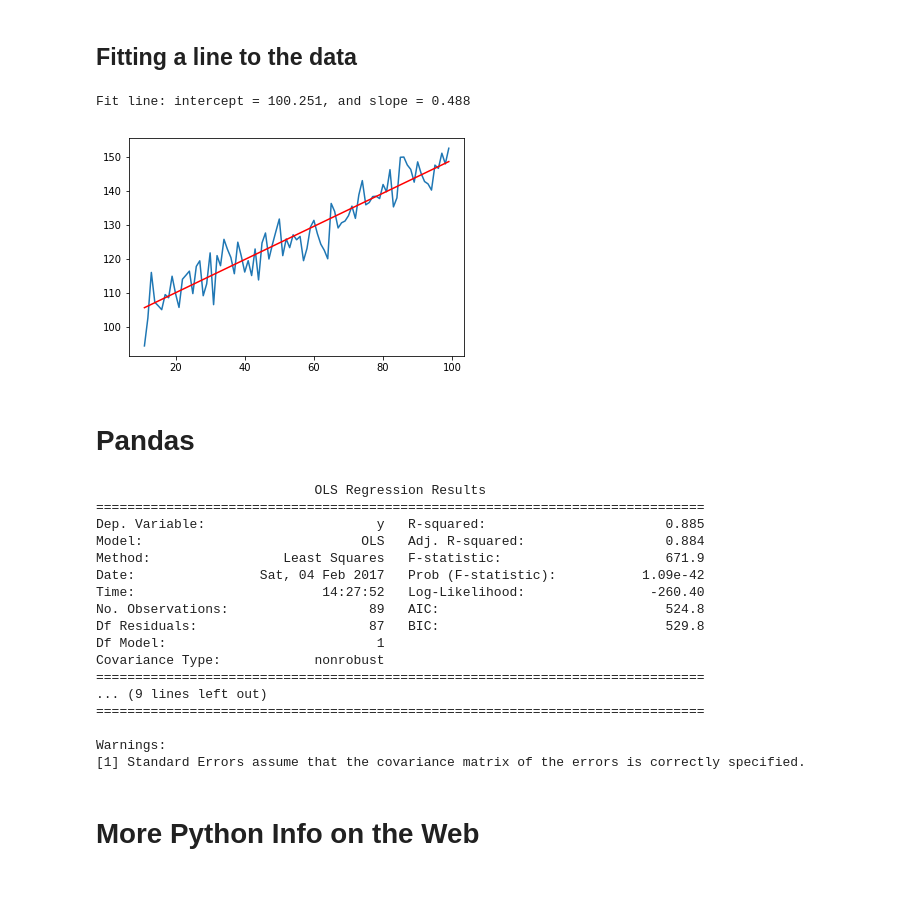
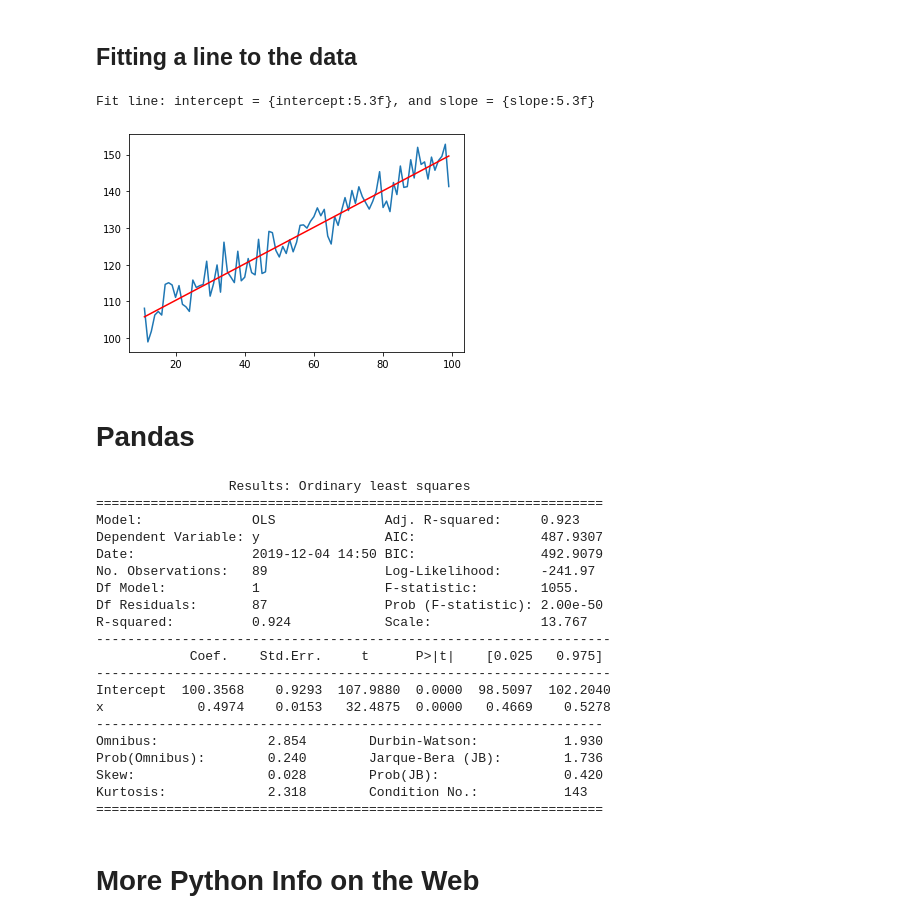
Before and after one commit to thomas-haslwanter/statsintro_python, a Jupyter notebook: ipynb/2_gettingStarted.ipynb, the cells around one changed output. Saved outputs shown, nothing was run; the diff lists cells and outputs as text; code cells hidden in the pictures; blank space fills up the shorter version.

```diff
--- a/ipynb/2_gettingStarted.ipynb
+++ b/ipynb/2_gettingStarted.ipynb
@@ -85,17 +75,19 @@ When working with vectors and matrices, keep the following things in mind
 Fit the following function: $y = k*x + d$
 # %%
 # Generate a noisy line
-t = arange(-100,100)
+t = np.arange(-100, 100)
 
 # use a Python "dictionary" for named variables
 par = {'offset':100, 'slope':0.5, 'noiseAmp':4}
-x = par['offset'] + par['slope']*t + par['noiseAmp']*randn(len(t))
+
+# Everything with random numbers is in the numpy sub-package "np.random"
+x = par['offset'] + par['slope']*t + par['noiseAmp']*np.random.randn(len(t))
 # %%
 # Boolean indexing works in Python: select "late" values, i.e. with t>10
-xHigh = x[t>10]
-tHigh = t[t>10]
+x_high = x[t>10]
+t_high = t[t>10]
 
 # Plot the "late" data
-plot(tHigh, xHigh)
+plt.plot(t_high, x_high)
 # %% [output]
 [<matplotlib.lines.Line2D at 0x...>]
@@ -114,52 +106,59 @@ array([3, 4, 5, 6, 7])
 # Determine the best-fit line
 # To do so, you have to generate a so-called Design Matrix, with "time" in the first
 # column, and a column of "1" in the second column:
-xMat = vstack((tHigh, ones(len(tHigh)))).T
-slope, intercept = linalg.lstsq(xMat, xHigh)[0]
+x_mat = np.column_stack( [t_high, np.ones(len(t_high))])
+
+# A numerical detail: For the least-squares solution to a linear matrix equation,
+# the optional parameter "rcond" determines how  small singular values
+# of the matrix are handled.
+slope, intercept = np.linalg.lstsq(x_mat, x_high, rcond=None)[0]
 # %%
 # Show and plot the fit, and save it to a PNG-file with a medium resolution.
 # The "modern" way of Python-formatting is used
-plot(tHigh, xHigh)
-plot(tHigh, intercept + slope*tHigh, 'r')
-savefig('linefit.png', dpi=200)
-print('Fit line: intercept = {0:5.3f}, and slope = {1:5.3f}'.format(intercept, slope))
+plt.plot(t_high, x_high)
+plt.plot(t_high, intercept + slope*t_high, 'r')
+plt.savefig('linefit.png', dpi=200)
+print(r'Fit line: intercept = {intercept:5.3f}, and slope = {slope:5.3f}')
 # %% [output]
-Fit line: intercept = 100.251, and slope = 0.488
+Fit line: intercept = {intercept:5.3f}, and slope = {slope:5.3f}
-[figure, old version]
+[figure, new version]
 # %% [markdown]
 # Pandas
 # %%
 # If you want to know confidence intervals, best switch to *pandas*
 # Pandas is mainly used for statistics and worksheet-like data
-import pandas
+import pandas as pd
 
 # The calculation of OLS has been moved to *statsmodels* now
 import statsmodels.formula.api as smf
 
 # Note that this is an advanced topic, and requires new data structures
 # such ad "DataFrames" and "ordinary-least-squares" or "ols-models".
-myDict = {'x':tHigh, 'y':xHigh}
-df = pandas.DataFrame(myDict)
+my_dict = {'x':t_high, 'y':x_high}
+df = pd.DataFrame(my_dict)
 model = smf.ols('y~x', df).fit()
-print(model.summary())
+print(model.summary2())
 # %% [output]
-                            OLS Regression Results
-==============================================================================
-Dep. Variable:                      y   R-squared:                       0.885
-Model:                            OLS   Adj. R-squared:                  0.884
-Method:                 Least Squares   F-statistic:                     671.9
-Date:                Sat, 04 Feb 2017   Prob (F-statistic):           1.09e-42
-Time:                        14:27:52   Log-Likelihood:                -260.40
-No. Observations:                  89   AIC:                             524.8
-Df Residuals:                      87   BIC:                             529.8
-Df Model:                           1
-Covariance Type:            nonrobust
-==============================================================================
-... (9 lines left out)
-==============================================================================
-
-Warnings:
-[1] Standard Errors assume that the covariance matrix of the errors is correctly specified.
+                 Results: Ordinary least squares
+=================================================================
+Model:              OLS              Adj. R-squared:     0.923
+Dependent Variable: y                AIC:                487.9307
+Date:               2019-12-04 14:50 BIC:                492.9079
+No. Observations:   89               Log-Likelihood:     -241.97
+Df Model:           1                F-statistic:        1055.
+Df Residuals:       87               Prob (F-statistic): 2.00e-50
+R-squared:          0.924            Scale:              13.767
+------------------------------------------------------------------
+            Coef.    Std.Err.     t      P>|t|    [0.025   0.975]
+------------------------------------------------------------------
+Intercept  100.3568    0.9293  107.9880  0.0000  98.5097  102.2040
+x            0.4974    0.0153   32.4875  0.0000   0.4669    0.5278
+-----------------------------------------------------------------
+Omnibus:              2.854        Durbin-Watson:           1.930
+Prob(Omnibus):        0.240        Jarque-Bera (JB):        1.736
+Skew:                 0.028        Prob(JB):                0.420
+Kurtosis:             2.318        Condition No.:           143
+=================================================================
 # %% [markdown]
 # More Python Info on the Web
 # %% [markdown]
```
Also changed, not shown: parts of 10 cells of this notebook, 2 other files.
